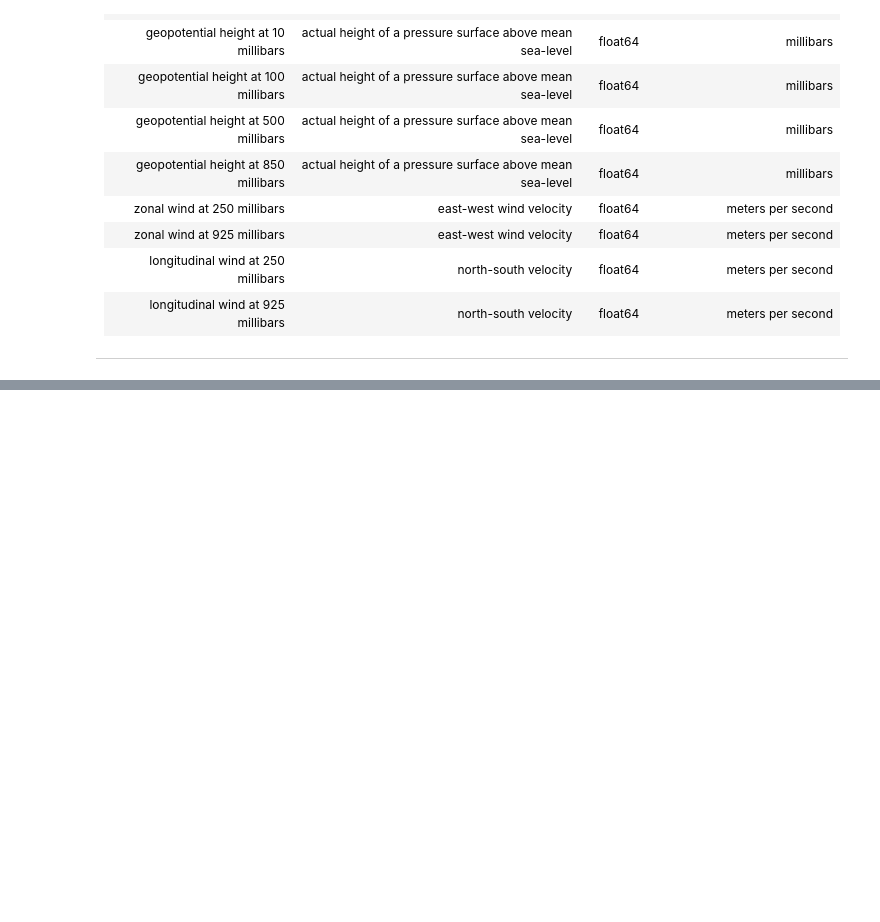
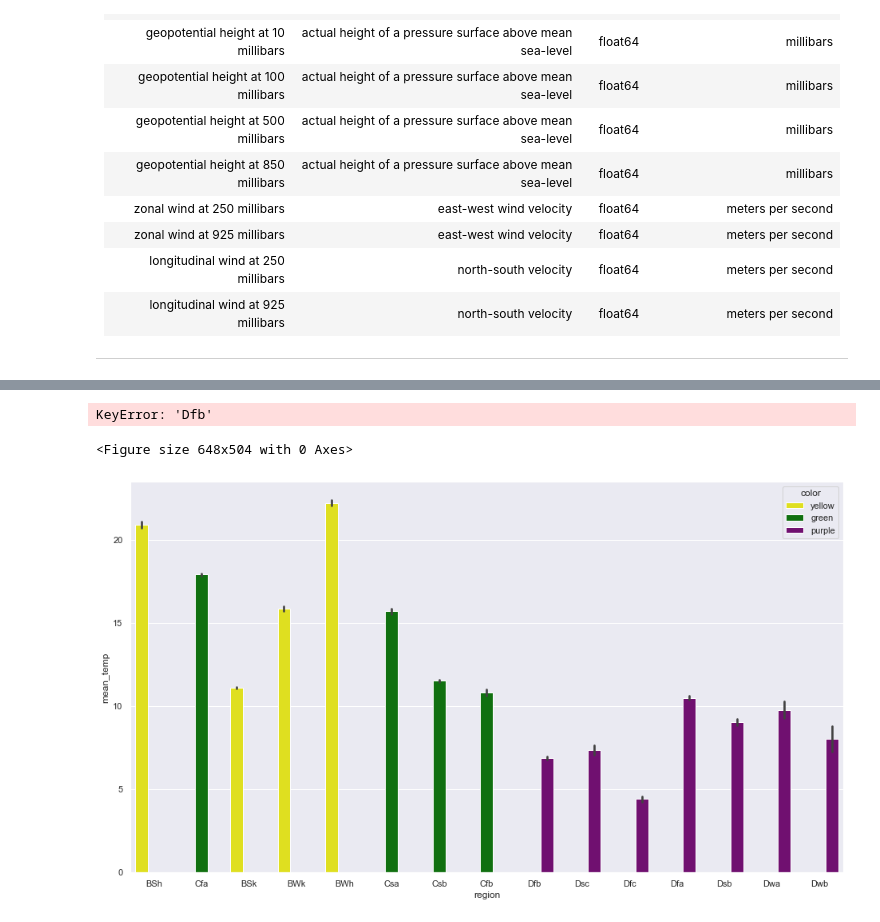
Before and after one commit to Mirzakhani-Capstone/mirzakhani_shared, a Jupyter notebook: rae/explore.ipynb, the cells around one changed output, grey strips where cells are left out. Drawn from its saved outputs; the diff is of its cells as text; code cells hidden in the pictures; blank space fills up the shorter version.

```diff
--- a/rae/explore.ipynb
+++ b/rae/explore.ipynb
@@ -473,0 +424,20 @@ test_results
+# %%
+import pandas as pd
+import seaborn as sns
+import matplotlib.pyplot as plt
+custom_palette = {}
+plt.figure(figsize = (9, 7))
+for q in df.region:
+    if q == 'BWk' or q == 'BSh' or q == 'BSK':
+        custom_palette[q] = 'Paired'
+    #elif q == 'Csa' or q == 'Csb' or q == 'Cfa' or q == 'CFb':
+        #custom_palette[q] = 'PRGn'
+
+
+sns.barplot(x = "region", y = "mean-temp", data=df, palette=custom_palette[q])
+plt.xlabel("Region", size = 14)
+plt.ylabel("Mean Temperature", size = 14)
+plt.show()
+# %% [output]
+KeyError: 'Dfb'
+<Figure size 648x504 with 0 Axes>
@@ -473,0 +484,42 @@ test_results
+# %%
+import seaborn as sns
+import matplotlib.pyplot as plt
+import pandas as pd
+
+# sample data
+data = {'Category': ['Apple', 'Banana', 'Cherry', 'Apricot', 'Blueberry', 'Cranberry'],
+        'Value': [1, 2, 3, 4, 5, 6]}
+
+# Convert the data to a dataframe
+df = pd.DataFrame(data)
+
+# Create a color column based on the first letter of the Category column
+df['Color'] = df['region'].apply(lambda x: 'red' if x.startswith('A') else 'blue')
+
+# Plot the bar chart with colors based on the Color column
+sns.barplot(x='Category', y='Value', hue='Color', data=df)
+
+# Show the plot
+plt.show()
+# %%
+import seaborn as sns
+import matplotlib.pyplot as plt
+import pandas as pd
+
+# sample data
+#data = {'Category': ['Apple', 'Banana', 'Cherry', 'Apricot', 'Blueberry', 'Cranberry'],
+#        'Value': [1, 2, 3, 4, 5, 6]}
+
+# Convert the data to a dataframe
+#df = pd.DataFrame(data)
+
+# Create a color column based on the first letter of the Category column
+df['color'] = df['region'].apply(lambda x: 'yellow' if x.startswith('B') else 'green' if x.startswith('C') else 'purple')
+
+# Plot the bar chart with colors based on the Color column
+sns.barplot(x='region', y='mean_temp', hue='color', data=df, palette={'yellow': 'yellow', 'green': 'green', 'purple': 'purple'})
+
+# Show the plot
+plt.show()
+# %% [output]
+[figure, added]
```
Also changed, not shown: parts of 38 cells of this notebook, 3 other files.
